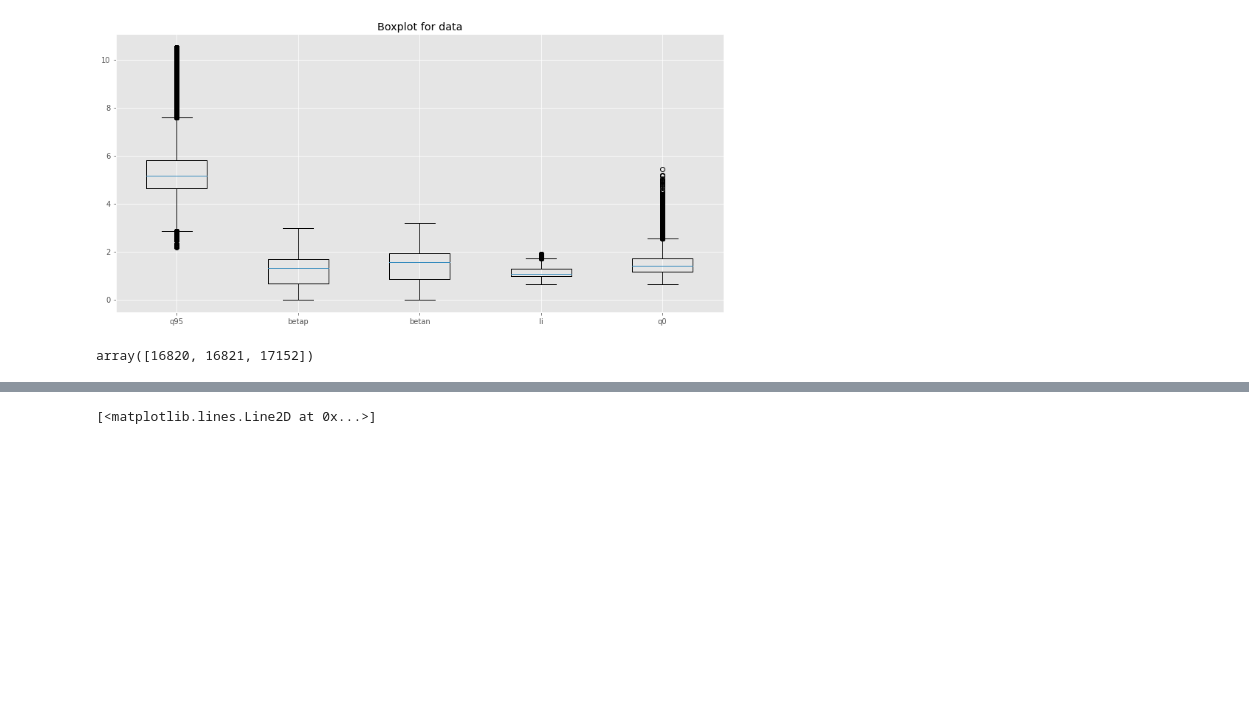
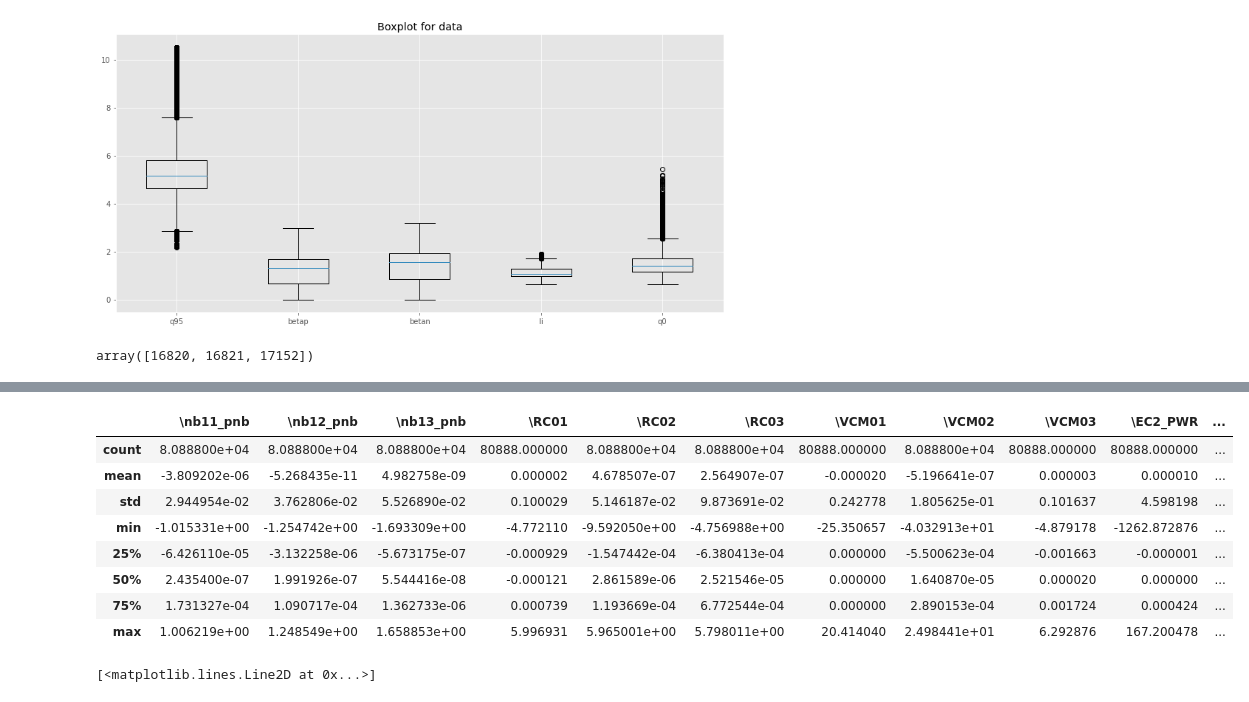
Before and after one commit to ZINZINBIN/Tokamak-Plasma-Operation-Control-based-on-RL, a Jupyter notebook: EDA.ipynb, the cells around one changed output, grey strips where cells are left out. Drawn from its saved outputs; the diff is of its cells as text; code cells hidden in the pictures; blank space fills up the shorter version.

```diff
--- a/EDA.ipynb
+++ b/EDA.ipynb
@@ -985,3 +985,23 @@ ctrl_diff.describe()
 | 50% | 4.096362e-07 | 2.744698e-07 | 6.256387e-08 | -11.622856 | 1.289758e+00 | 2.612658 | 0.000000e+00 | 6.295296e+00 | 2.185962 | 0.000000 | ... |
 | 75% | 2.912107e-04 | 1.502911e-04 | 1.537725e-06 | 70.881589 | 5.380033e+01 | 70.172594 | 0.000000e+00 | 1.108825e+02 | 184.272460 | 0.252078 | ... |
 | max | 1.692468e+00 | 1.720390e+00 | 1.871870e+00 | 574854.990598 | 2.688509e+06 | 600751.310780 | 1.029583e+07 | 9.585420e+06 | 672672.738619 | 99393.157632 | ... |
+# %%
+from sklearn.preprocessing import RobustScaler
+
+scaler = RobustScaler()
+cols = cols_0D + cols_control
+
+df_scaled = df_extend.copy()
+df_scaled[cols] = scaler.fit_transform(df_extend[cols])
+ctrl_diff_scaled = df_scaled[cols].diff()
+ctrl_diff_scaled[cols_control].describe()
+# %% [output]
+|  | \nb11_pnb | \nb12_pnb | \nb13_pnb | \RC01 | \RC02 | \RC03 | \VCM01 | \VCM02 | \VCM03 | \EC2_PWR | ... |
+| count | 8.088800e+04 | 8.088800e+04 | 8.088800e+04 | 80888.000000 | 8.088800e+04 | 8.088800e+04 | 80888.000000 | 8.088800e+04 | 80888.000000 | 80888.000000 | ... |
+| mean | -3.809202e-06 | -5.268435e-11 | 4.982758e-09 | 0.000002 | 4.678507e-07 | 2.564907e-07 | -0.000020 | -5.196641e-07 | 0.000003 | 0.000010 | ... |
+| std | 2.944954e-02 | 3.762806e-02 | 5.526890e-02 | 0.100029 | 5.146187e-02 | 9.873691e-02 | 0.242778 | 1.805625e-01 | 0.101637 | 4.598198 | ... |
+| min | -1.015331e+00 | -1.254742e+00 | -1.693309e+00 | -4.772110 | -9.592050e+00 | -4.756988e+00 | -25.350657 | -4.032913e+01 | -4.879178 | -1262.872876 | ... |
+| 25% | -6.426110e-05 | -3.132258e-06 | -5.673175e-07 | -0.000929 | -1.547442e-04 | -6.380413e-04 | 0.000000 | -5.500623e-04 | -0.001663 | -0.000001 | ... |
+| 50% | 2.435400e-07 | 1.991926e-07 | 5.544416e-08 | -0.000121 | 2.861589e-06 | 2.521546e-05 | 0.000000 | 1.640870e-05 | 0.000020 | 0.000000 | ... |
+| 75% | 1.731327e-04 | 1.090717e-04 | 1.362733e-06 | 0.000739 | 1.193669e-04 | 6.772544e-04 | 0.000000 | 2.890153e-04 | 0.001724 | 0.000424 | ... |
+| max | 1.006219e+00 | 1.248549e+00 | 1.658853e+00 | 5.996931 | 5.965001e+00 | 5.798011e+00 | 20.414040 | 2.498441e+01 | 6.292876 | 167.200478 | ... |
```
Also changed, not shown: parts of 1 cell of this notebook, 25 other files.
